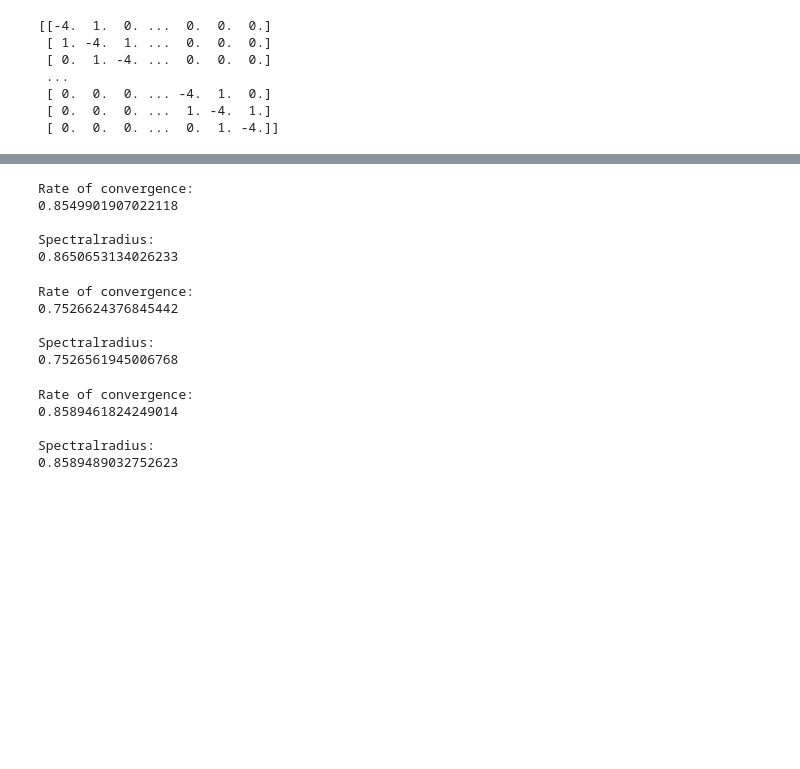
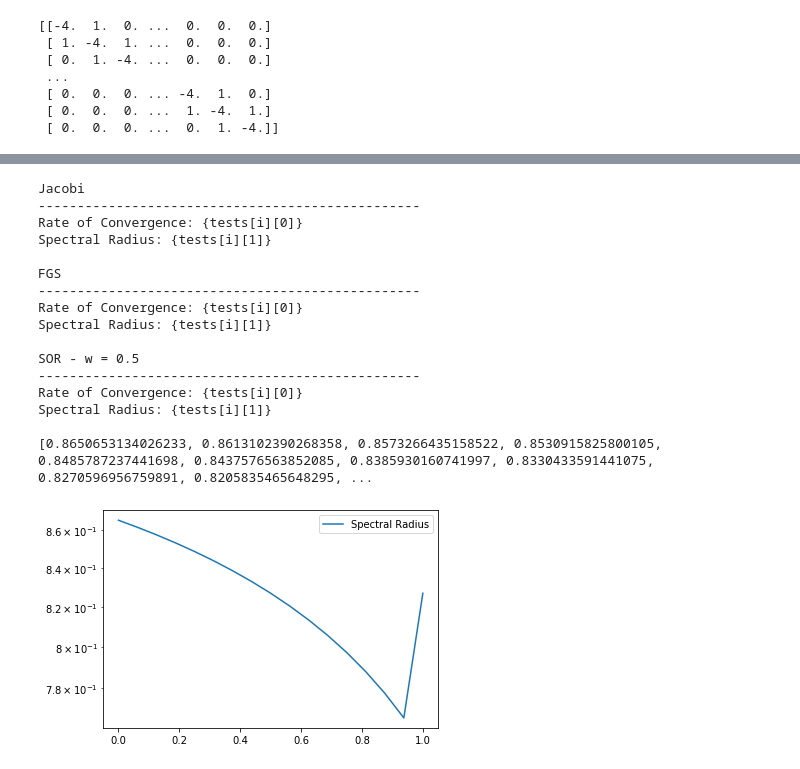
Before and after one commit to CelestialCry/Numerical-Methods, a Jupyter notebook: Øving/Assignment1.ipynb, the cells around one changed output, grey strips where cells are left out. Saved outputs shown, nothing was run; the diff lists cells and outputs as text; code cells hidden in the pictures; blank space fills up the shorter version.

```diff
--- a/Øving/Assignment1.ipynb
+++ b/Øving/Assignment1.ipynb
@@ -617,31 +617 @@ hack = rankMethods(toRun, True) # Need to bind the output, so that jupyter won't
 +-------------+---------------------+--------------------+------------------------+------------------------+-----------+
-# %%
-print(f"Rate of convergence:\n{testIteration(jacobiMeth, A = toRun, f = randomVec(100, 10), u0 = randomVec(100, 10), maxIter = 1000)[0]}\n")
-
-print(f"Spectralradius:\n{testIteration(jacobiMeth, A = toRun, f = randomVec(100, 10), u0 = randomVec(100, 10), maxIter = 1000)[1]}")
-# %% [output]
-Rate of convergence:
-0.8549901907022118
-
-Spectralradius:
-0.8650653134026233
-# %%
-print(f"Rate of convergence:\n{testIteration(ForwardGSMeth, A = toRun, f = randomVec(100, 10), u0 = randomVec(100, 10), maxIter = 1000)[0]}\n")
-
-print(f"Spectralradius:\n{testIteration(ForwardGSMeth, A = toRun, f = randomVec(100, 10), u0 = randomVec(100, 10), maxIter = 1000)[1]}")
-# %% [output]
-Rate of convergence:
-0.7526624376845442
-
-Spectralradius:
-0.7526561945006768
-# %%
-print(f"Rate of convergence:\n{testIteration(SuccessOverRelaxMeth, False, toRun, randomVec(100, 10), randomVec(100, 10), 1000, 1e-10, 0.1)[0]}\n")
-
-print(f"Spectralradius:\n{testIteration(SuccessOverRelaxMeth, False, toRun, randomVec(100, 10), randomVec(100, 10), 1000, 1e-10, 0.1)[1]}")
-# %% [output]
-Rate of convergence:
-0.8589461824249014
-
-Spectralradius:
-0.8589489032752623
@@ -647,0 +642,50 @@ Spectralradius:
+# %%
+def rankSpec(fineness, A, printable = False):
+    f, u = randomVec(100, 10), randomVec(100, 10)
+
+    methods = [jacobiMeth, ForwardGSMeth, SuccessOverRelaxMeth]
+    names = ["Jacobi", "FGS", "SOR - w = 0.5"]
+    tests = [compareConvSpec(toRun, methods[i], f, u) for i in range(len(methods))]
+
+    sors = optimalSOR(15, toRun, f, u)
+    plotlist = [tests[0][1]]
+
+    for el in sors:
+        plotlist.append(el[1])
+
+    if printable:
+        for i in range(len(methods)):
+            print(f"{names[i]}")
+            print("-------------------------------------------------")
+            print("Rate of Convergence: {tests[i][0]}\nSpectral Radius: {tests[i][1]}\n")
+
+        print(plotlist)
+
+        plotlist.append(tests[2][1])
+        scalelist = list(np.arange(0,1,1/(len(plotlist)-1)))
+        scalelist.append(1.)
+
+        plt.figure()
+        plt.semilogy(scalelist, plotlist, label = "Spectral Radius")
+        plt.legend()
+
+
+rankSpec(15, toRun, True)
+# %% [output]
+Jacobi
+-------------------------------------------------
+Rate of Convergence: {tests[i][0]}
+Spectral Radius: {tests[i][1]}
+
+FGS
+-------------------------------------------------
+Rate of Convergence: {tests[i][0]}
+Spectral Radius: {tests[i][1]}
+
+SOR - w = 0.5
+-------------------------------------------------
+Rate of Convergence: {tests[i][0]}
+Spectral Radius: {tests[i][1]}
+
+[0.8650653134026233, 0.8613102390268358, 0.8573266435158522, 0.8530915825800105, 0.8485787237441698, 0.8437576563852085, 0.8385930160741997, 0.8330433591441075, 0.8270596956759891, 0.8205835465648295, ...
+[figure, added]
```
Also changed, not shown: parts of 5 cells of this notebook.
